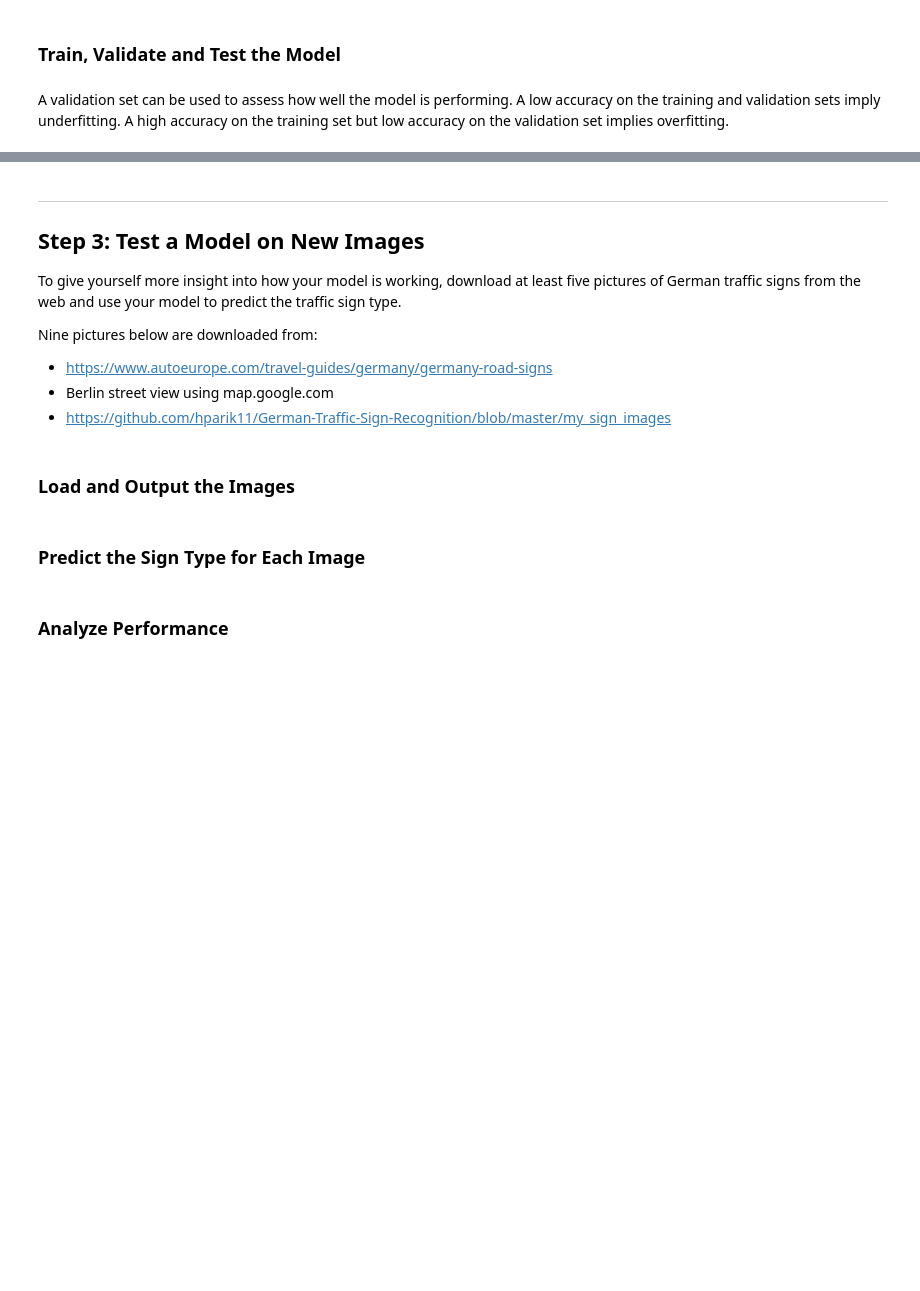
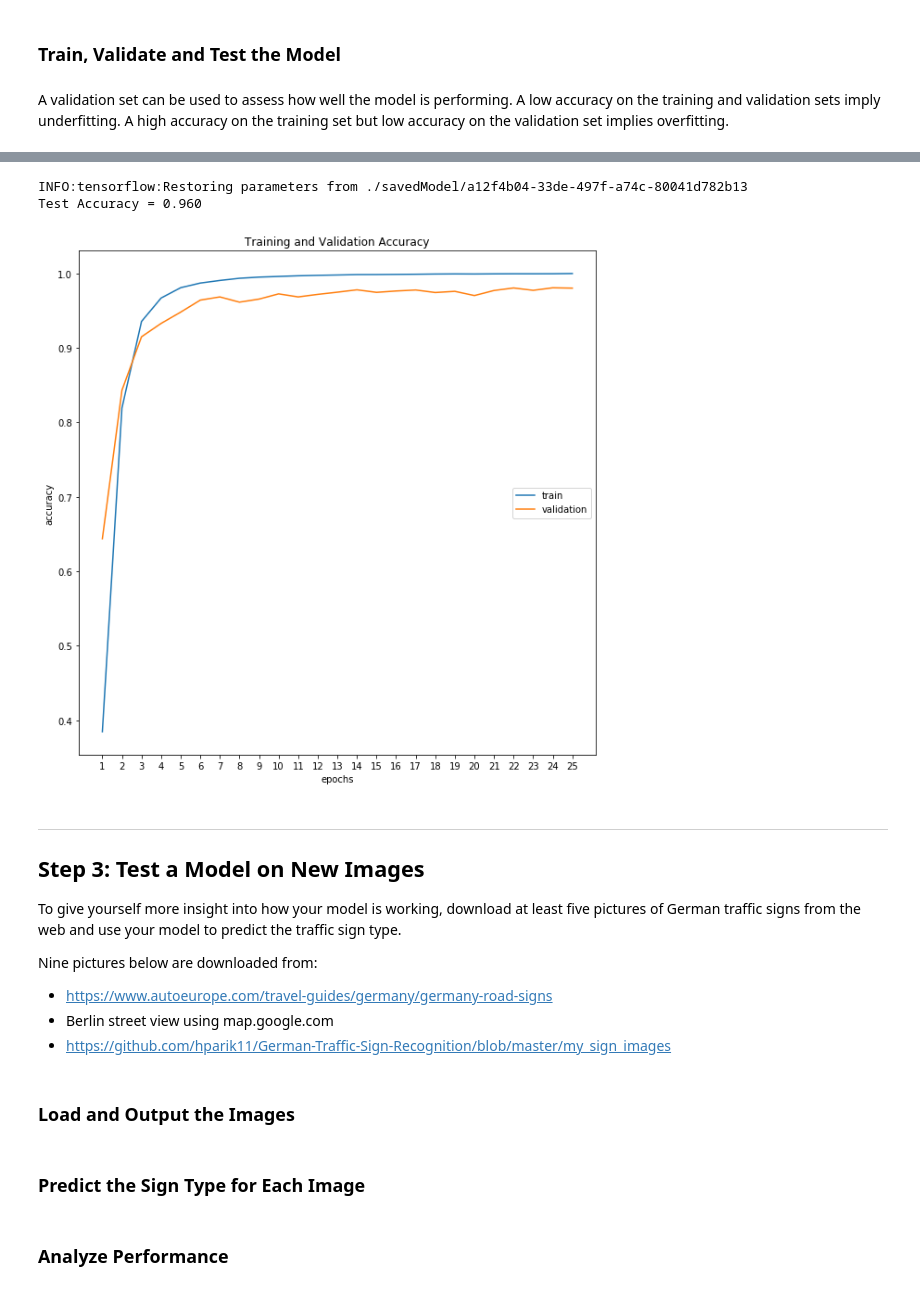
Before and after one commit to tcdoan/CarND-Traffic-Sign-Classifier-Project, a Jupyter notebook: Traffic_Sign_Classifier.ipynb, the cells around one changed output, grey strips where cells are left out. Saved outputs shown, nothing was run; the diff lists cells and outputs as text; code cells hidden in the pictures; blank space fills up the shorter version.

```diff
--- a/Traffic_Sign_Classifier.ipynb
+++ b/Traffic_Sign_Classifier.ipynb
@@ -478,7 +478,7 @@ class LeNet5:
                     train_correct_preds += correct_preds
 
                 train_accuracy = train_correct_preds / len(X_train)
-                validation_accuracy = sess.run(accuracy, feed_dict={self.x: X_valid, self.y: y_valid, keep_prob: 1.0})
+                validation_accuracy = sess.run(self.accuracy, feed_dict={self.x: X_valid, self.y: y_valid, self.keep_prob: 1.0})
                 print("EPOCH {} ...".format(i+1))
                 print("Training Accuracy   = {:.3f}".format(train_accuracy))
                 print("Validation Accuracy = {:.3f}".format(validation_accuracy))
@@ -486,13 +486,14 @@ class LeNet5:
                 self.train_accuracies.append(train_accuracy)
                 self.validation_accuracies.append(validation_accuracy)
 
-            self.modelName = "./savedModel/{}".format(uuid.uuid4())
+            filename = "{}".format(uuid.uuid4())
+            self.modelName = os.path.join('savedModel', filename)
             self.saver.save(sess, self.modelName)
             print("Traffic sign classification Model {} saved".format(self.modelName))
 
     def plotLearningCurve(self):
         plt.figure(figsize=(10, 10))
-        epochs = range(1, epochs+1)
+        epochs = range(1, self.epochs+1)
         plt.plot(epochs, self.train_accuracies, label='train')
         plt.plot(epochs, self.validation_accuracies, label='validation')
         plt.title('Training and Validation Accuracy')
@@ -501,11 +502,9 @@ class LeNet5:
         plt.xticks(epochs)
         plt.legend(loc='center right')
 
-    def predict(self):
-        test_accuracy = sess.run(accuracy, feed_dict={x: X_test, y: y_test, keep_prob: 1.0})
-        print("Test Accuracy = {:.3f}".format(test_accuracy))
-        print()
-
-model = LeNet5()
-model.train(X_train, y_train, X_valid, y_valid)
-model.plotLearningCurve()
+    def predict(self, X_test, y_test):
+        with tf.Session() as sess:
+            self.saver.restore(sess, self.modelName)
+            test_accuracy = sess.run(self.accuracy, feed_dict={self.x: X_test, self.y: y_test, self.keep_prob: 1.0})
+            print("Test Accuracy = {:.3f}".format(test_accuracy))
+            print()
@@ -525,3 +544,10 @@ sets imply underfitting. A high accuracy on the training set but low accuracy on
+# %%
+model.plotLearningCurve()
+model.predict(X_test, y_test)
+# %% [output]
+INFO:tensorflow:Restoring parameters from ./savedModel/a12f4b04-33de-497f-a74c-80041d782b13
+Test Accuracy = 0.960
+[figure, added]
 # %% [markdown]
 ---
 
```
Also changed, not shown: parts of 5 cells of this notebook.
